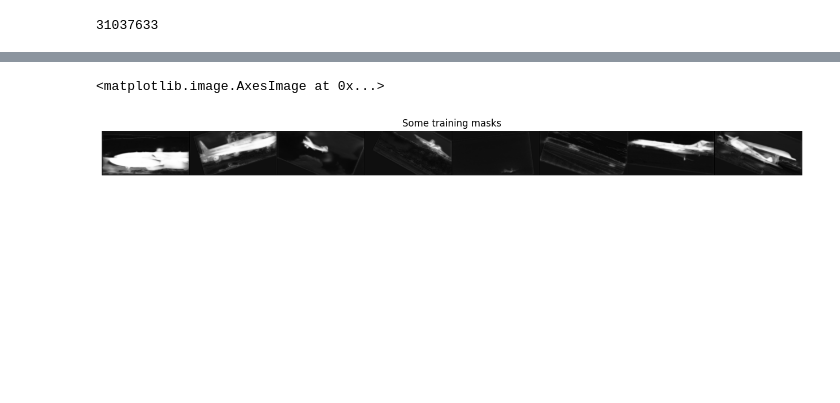
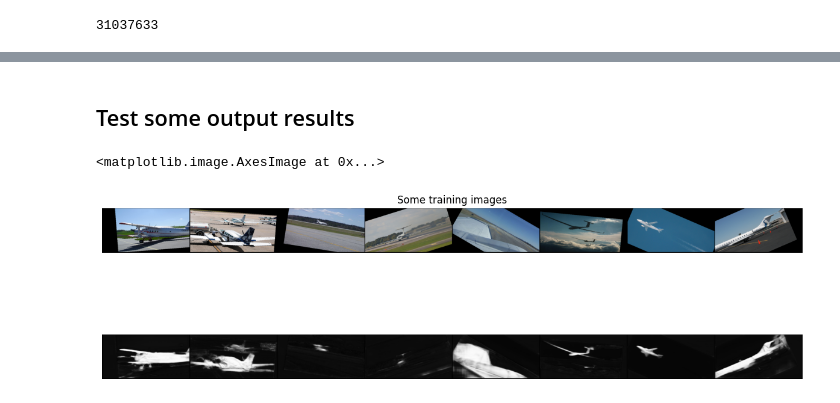
Before and after one commit to MicheleCattaneo/airplanes_U-NET, a Jupyter notebook: u-net.ipynb, the cells around one changed output, grey strips where cells are left out. Saved outputs shown, nothing was run; the diff lists cells and outputs as text; code cells hidden in the pictures; blank space fills up the shorter version.

```diff
--- a/u-net.ipynb
+++ b/u-net.ipynb
@@ -7,3 +7,5 @@ import numpy as np
 import matplotlib.pyplot as plt
 import torchvision.utils as vutils
 import gc
+# %%
+val_dataset = datasets.VOCSegmentation(root='tmp', image_set='val', download=True)
@@ -65,4 +79,5 @@ transform = transforms.Compose([
     transforms.RandomHorizontalFlip(0.3),
 ])
 
-binary_dataset = CustomBinarySegmentationDataset(train_dataset, 1, transform=transform, target_transform=transform)
+binary_train_dataset = CustomBinarySegmentationDataset(train_dataset, 1, transform=transform, target_transform=transform)
+binary_val_dataset = CustomBinarySegmentationDataset(val_dataset, 1, transform=transform, target_transform=transform)
@@ -76,9 +91,13 @@ print(device)
 # %% [output]
 cuda
 # %%
-dataloader = torch.utils.data.DataLoader(binary_dataset, batch_size=8,
+train_dataloader = torch.utils.data.DataLoader(binary_train_dataset, batch_size=8,
                                          shuffle=True, num_workers=2)
-batch = next(iter(dataloader))
+
+val_dataloader = torch.utils.data.DataLoader(binary_val_dataset, batch_size=8,
+                                         shuffle=True, num_workers=2)
+batch = next(iter(train_dataloader))
+val_batch = next(iter(val_dataloader))
 # %%
 plt.figure(figsize=(16,8))
 plt.axis("off")
@@ -269,12 +348,16 @@ plt.imshow(np.transpose(vutils.make_grid(batch[0].to(device)[:64], padding=4, no
+# %% [markdown]
+## Test some output results
 # %%
 with torch.no_grad():
     out_example = net(batch[0].to(device))
     out_example = torch.nn.Sigmoid()(out_example)
 # %%
-plt.figure(figsize=(16,8))
-plt.axis("off")
-plt.title("Some training masks")
-plt.imshow(np.transpose(vutils.make_grid(out_example[:64], padding=4, normalize=True).cpu(),(1,2,0)))
+fig, ax = plt.subplots(2, figsize=(15, 5))
+ax[0].axis("off")
+ax[1].axis("off")
+ax[0].set_title("Some training images")
+ax[0].imshow(np.transpose(vutils.make_grid(batch[0].to(device)[:64], padding=4, normalize=True).cpu(),(1,2,0)))
+ax[1].imshow(np.transpose(vutils.make_grid(out_example[:64], padding=4, normalize=True).cpu(),(1,2,0)))
 # %% [output]
 <matplotlib.image.AxesImage at 0x...>
-[figure, old version]
+[figure, new version]
```
Also changed, not shown: parts of 20 cells of this notebook.
